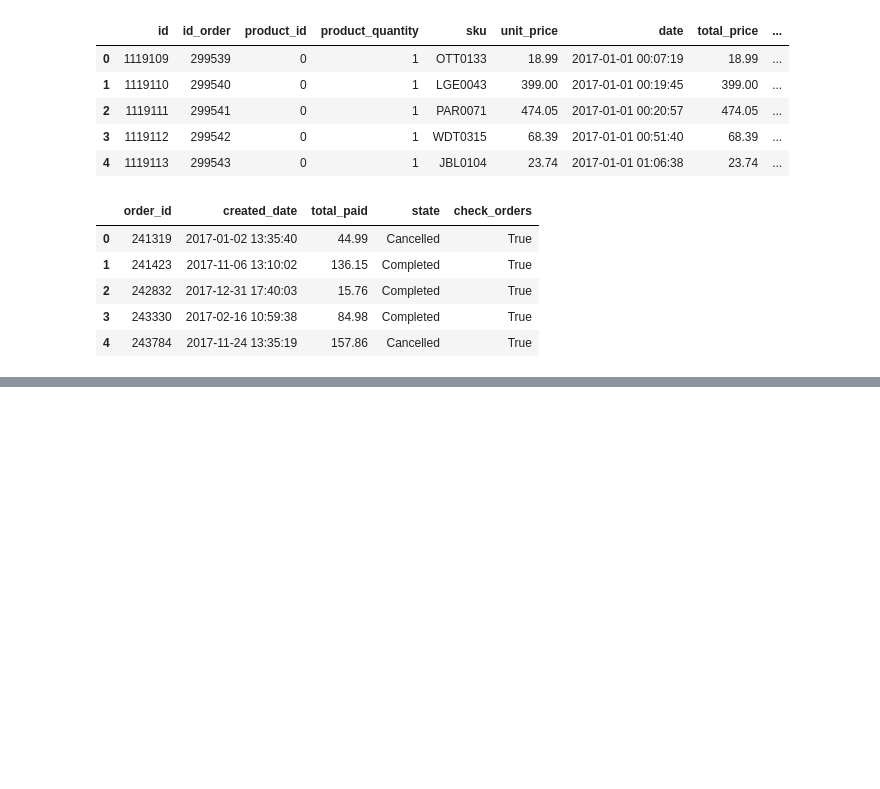
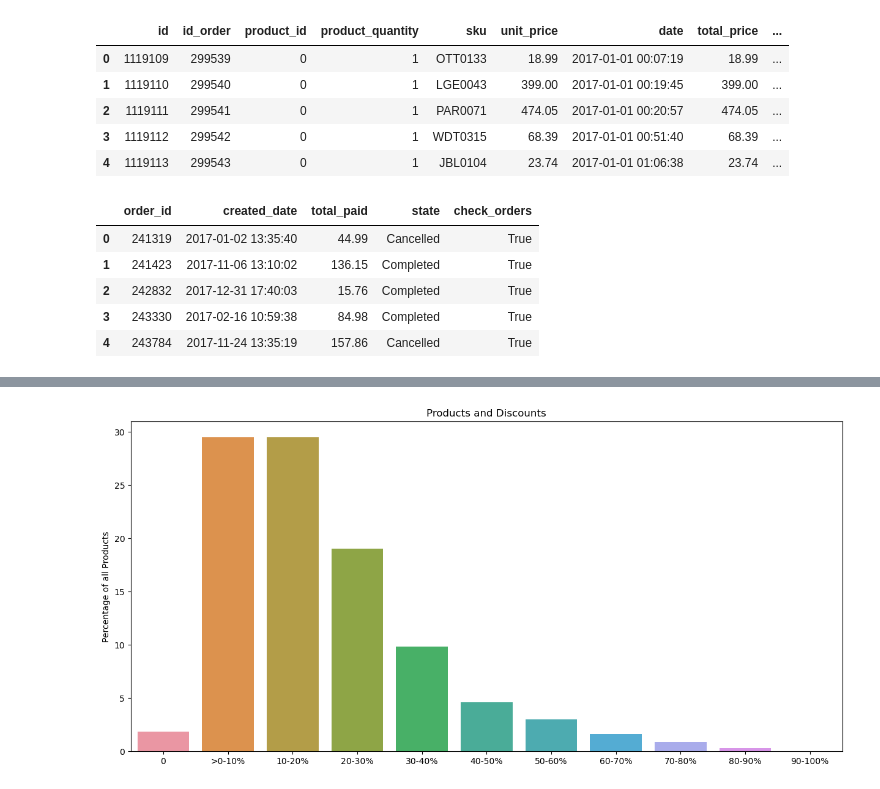
Before and after one commit to circle-ish/DataScienceBC22, a Jupyter notebook: proj2_eniac_price_discounts/DSBC_proj2_discount.ipynb, the cells around one changed output, grey strips where cells are left out. Cells and saved outputs as stored; diff of their text form; code cells hidden in the pictures; blank space fills up the shorter version.

Commit message:
discount update

```diff
--- a/proj2_eniac_price_discounts/DSBC_proj2_discount.ipynb
+++ b/proj2_eniac_price_discounts/DSBC_proj2_discount.ipynb
@@ -82,0 +210,9 @@ products01.describe()
+# %%
+import matplotlib.pyplot as plt
+
+import matplotlib.pyplot as plt
+import seaborn as sns
+
+# do not display the number with scientific notation
+pd.options.display.float_format = '{:.2f}'.format
+plt.style.use('default')
@@ -82,0 +249,6 @@ products01.describe()
+# %%
+listp = []
+l = [i for i in range(len(list)-1)]
+for i in l:
+    listp.append(list[i+1][1]/list[0][1]*100)
+listp
@@ -82,0 +267,13 @@ products01.describe()
+# %%
+xlabel=["0",">0-10%","10-20%","20-30%","30-40%","40-50%","50-60%","60-70%","70-80%","80-90%","90-100%"]
+plt.subplots(figsize=(15, 7))
+p = sns.barplot(
+    y=listp, # x values on our chart
+    x=xlabel, # y values on our chart
+)
+
+plt.title('Products and Discounts')
+plt.ylabel('Percentage of all Products')
+plt.show()
+# %% [output]
+[figure, added]
```
Also changed, not shown: parts of 16 cells of this notebook.
